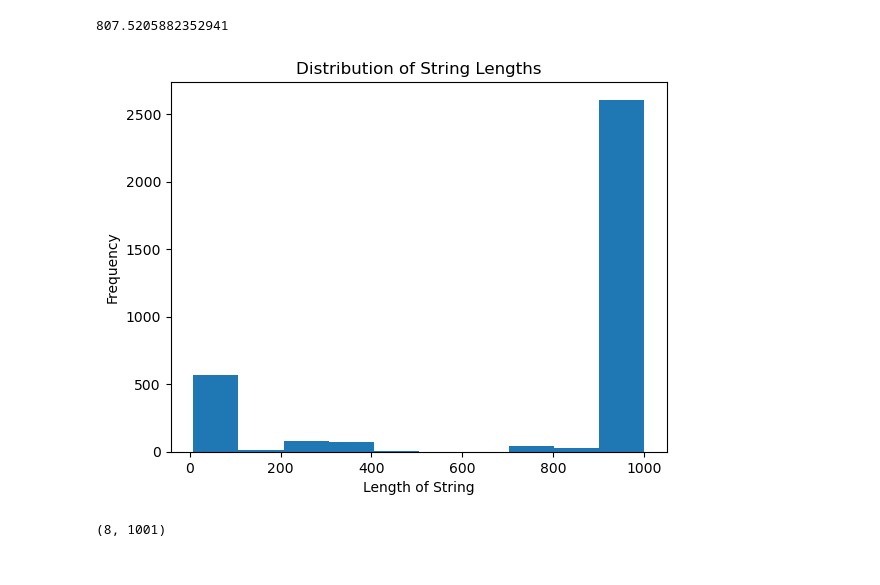
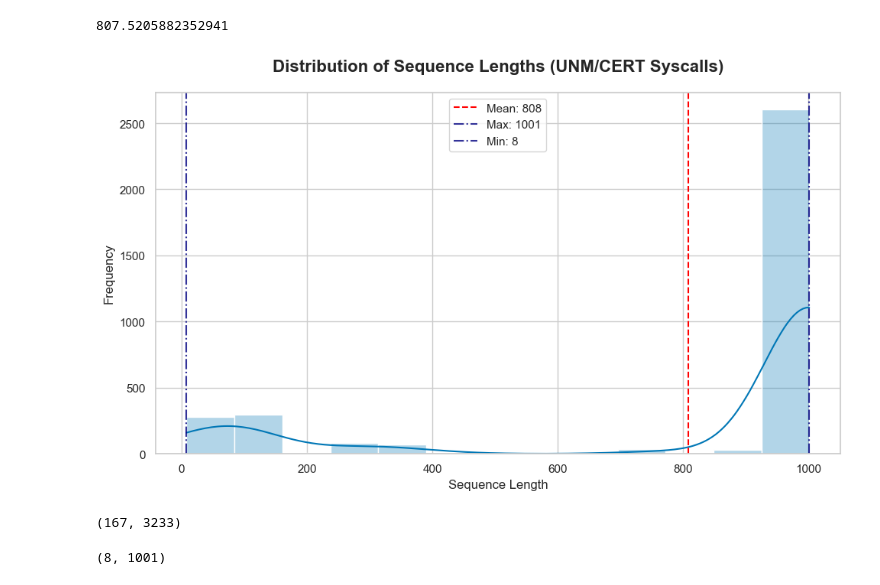
Before and after one commit to VictoriousGladiator/NaturalComputing, a Jupyter notebook: A2/negative-selection/part2.ipynb, the cells around one changed output. Cells and saved outputs as stored; diff of their text form; code cells hidden in the pictures.

Commit message:
plots for report

```diff
--- a/A2/negative-selection/part2.ipynb
+++ b/A2/negative-selection/part2.ipynb
@@ -3,6 +3,8 @@
 # %%
 import numpy as np
 import matplotlib.pyplot as plt
+import seaborn as sns
+sns.set_theme(style="whitegrid", palette="muted")
 # %%
 snd_cert = ["snd-cert/snd-cert.1.test", "snd-cert/snd-cert.2.test", "snd-cert/snd-cert.3.test"]
 snd_unm = ["snd-unm/snd-unm.1.test", "snd-unm/snd-unm.2.test", "snd-unm/snd-unm.3.test"]
@@ -25,13 +27,35 @@ np.mean(lengths)
 # %% [output]
 807.5205882352941
 # %%
-plt.hist(lengths, bins=10)
-plt.title('Distribution of String Lengths')
-plt.xlabel('Length of String')
-plt.ylabel('Frequency')
+plt.figure(figsize=(10, 6))
+
+
+sns.histplot(
+    lengths,
+    kde=True,
+    stat="count",
+    fill=True,
+    alpha=0.3,
+    color="#0077b6",
+    edgecolor=None
+)
+
+plt.title('Distribution of Sequence Lengths (UNM/CERT Syscalls)', fontsize=16, fontweight='bold', pad=20)
+plt.xlabel('Sequence Length', fontsize=12)
+plt.ylabel('Frequency', fontsize=12)
+plt.axvline(np.mean(lengths), color='red', linestyle='--', label=f'Mean: {np.mean(lengths):.0f}')
+plt.axvline(np.max(lengths), color='navy', alpha=0.8, linestyle='-.', label=f'Max: {np.max(lengths):.0f}')
+plt.axvline(np.min(lengths), color='navy', alpha=0.8, linestyle='-.', label=f'Min: {np.min(lengths):.0f}')
+plt.legend(loc='upper center')
+
+plt.tight_layout()
 plt.show()
 # %% [output]
-[figure, old version]
+[figure, new version]
+# %%
+np.sum(lengths<10), np.sum(lengths>=10)
+# %% [output]
+(167, 3233)
 # %%
 lengths = []
 
```
Also changed, not shown: parts of 9 cells of this notebook, 9 other files.
